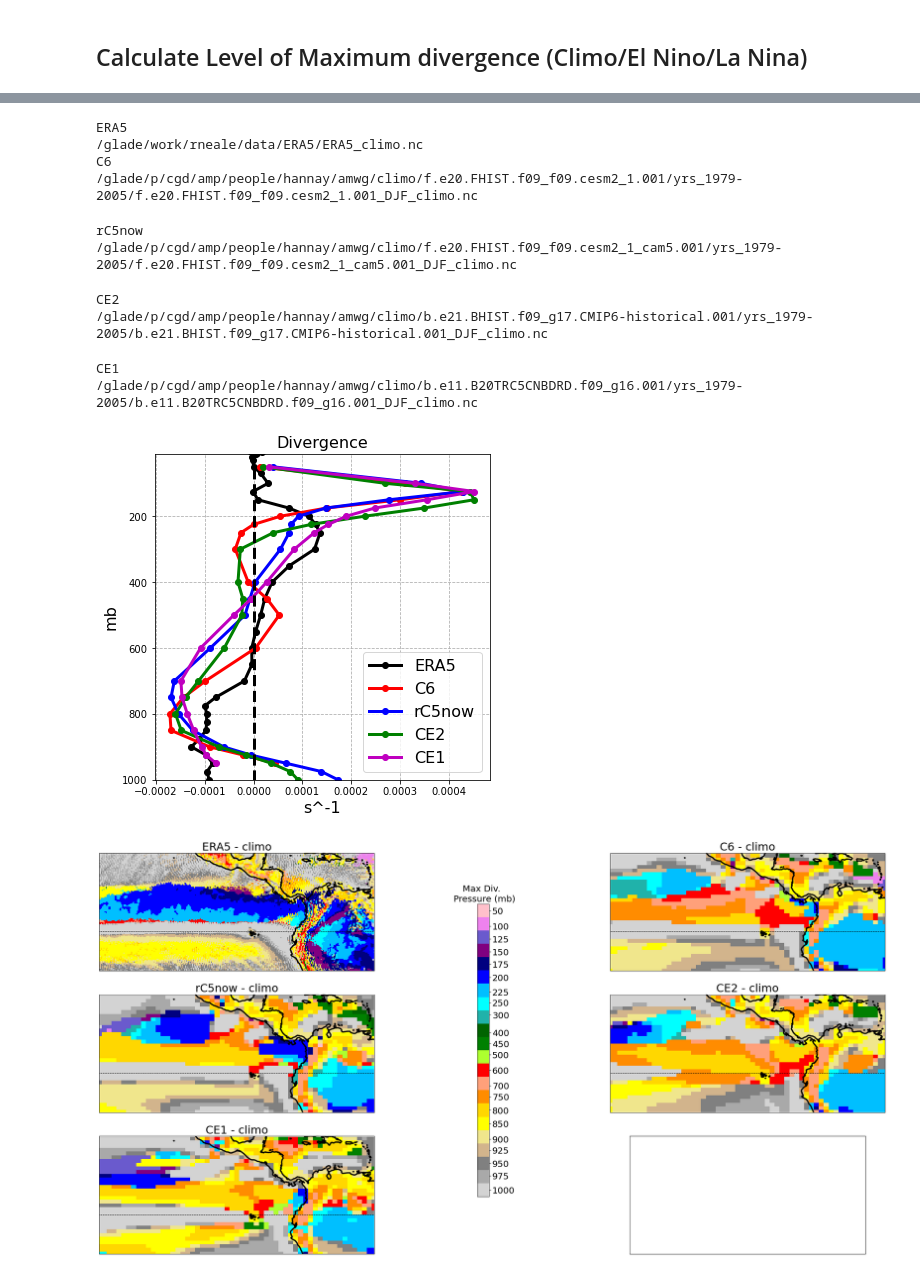
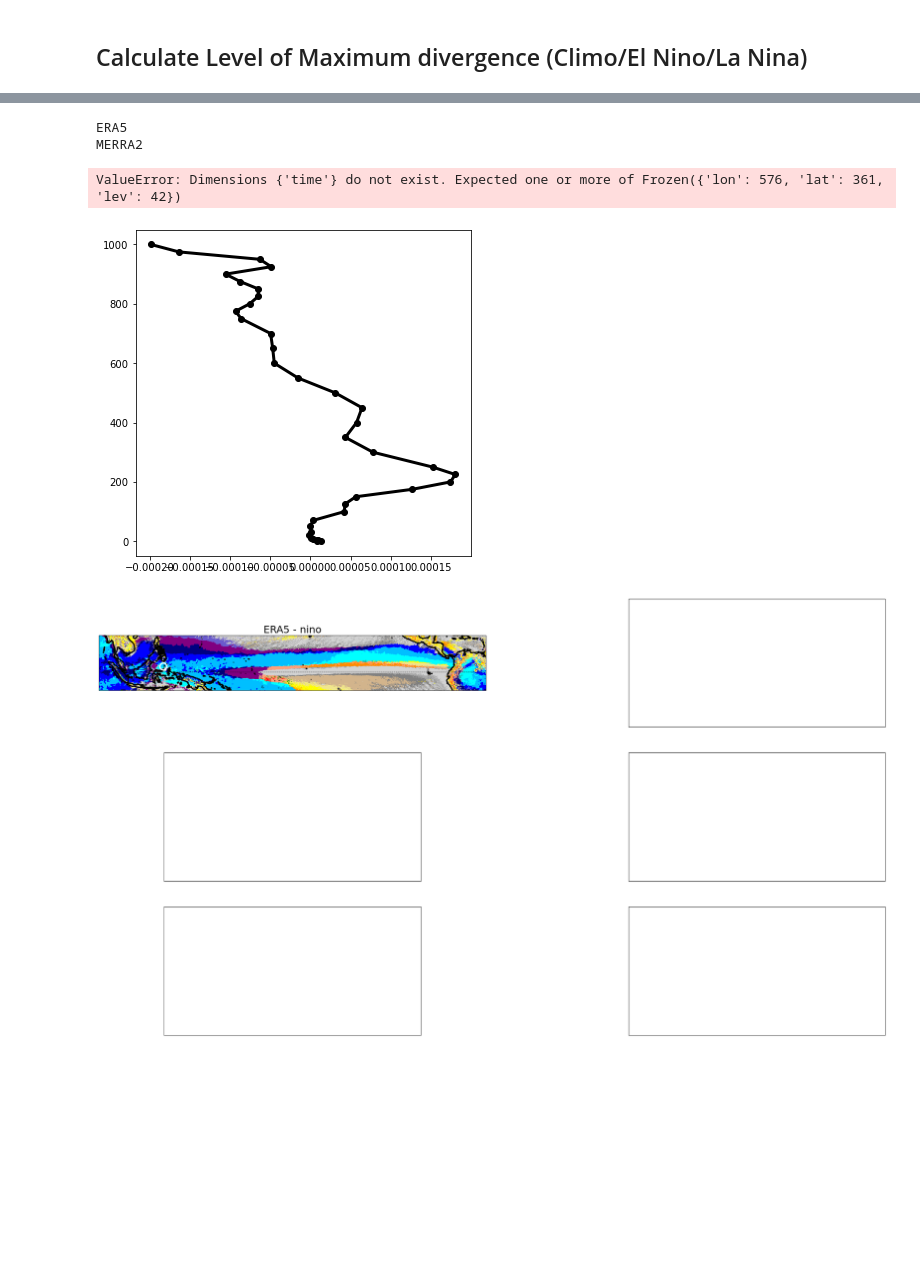
Before and after one commit to swrneale/python-scripts, a Jupyter notebook: vert_proc/vproc_div_level.ipynb, the cells around one changed output, grey strips where cells are left out. Drawn from its saved outputs; the diff is of its cells as text; code cells hidden in the pictures; blank space fills up the shorter version.

Commit message:
Periodic push

```diff
--- a/vert_proc/vproc_div_level.ipynb
+++ b/vert_proc/vproc_div_level.ipynb
@@ -90,7 +73,7 @@ def climo_nino_data_read(case_in,seas_in,ave_period,lats,latn):
 
 
 
-    seas_in_sampling = [3,4,5]
+    seas_in_sampling = [1,2,12]
 
     if case_in in reanals:
 
@@ -116,17 +99,20 @@ def climo_nino_data_read(case_in,seas_in,ave_period,lats,latn):
         file_in =dir_in+sim_name+'/yrs_1979-2005/'+sim_name+'_'+seas_in+'_climo.nc'
 
 
-    print(file_in)
+#    print(file_in)
 
     ds_in = xr.open_dataset(file_in,engine='netcdf4',decode_times = False,decode_cf = True)
     ds_in = ds_in.squeeze()
 
-    ds_in = ds_in.sel(lat=slice(lats,latn))
+#    ds_in = ds_in.sel(lat=slice(lats,latn))
+#    ds_in = ds_in.sel_points(time=seas_in_sampling)
 
-
+#    print(ds_in.isel(time=slice(seas_in_sampling[0],seas_in_sampling[-1])))
     if case_in in reanals:
         ds_in = ds_in.isel(time=slice(seas_in_sampling[0],seas_in_sampling[-1])).mean(dim='time')
 
+
+
     return ds_in,is_reanal
 # %%
 '''
@@ -134,14 +120,14 @@ def climo_nino_data_read(case_in,seas_in,ave_period,lats,latn):
 '''
 
 
-#cases = ['ERA5','MERRA2','C6','rC5now','CE2','CE1']
-cases = ['ERA5','C6','rC5now','CE2','CE1']
+cases = ['ERA5','MERRA2','C6','rC5now','CE2','CE1']
+#cases = ['ERA5','C6','rC5now','CE2','CE1']
 
-ave_period = 'climo'
-season = 'MAM'
+ave_period = 'nino'
+season = 'DJF'
 var_plot = 'max_div_level'
 lats = -10. ; latn = 20.
-lonw = 230. ; lone = 300.
+lonw = 90. ; lone = 300.
 
 vprof_lon = 125. ; vprof_lat = 3.
 plevel = '500'
@@ -304,41 +290,34 @@ for i,model in enumerate(cases):
 
 
 
 axl.grid(linestyle='--')
 axl.set_ylim([1000,10])
 
 axl.set_title('Divergence',fontsize=16)
 axl.set_ylabel('mb',fontsize=16)
 axl.set_xlabel('s^-1',fontsize=16)
 axl.vlines(0.,1005,10, linestyle="--",lw=3, color='black')
 axl.legend(cases,fontsize=16)
 
 
 fig.subplots_adjust(bottom=0.25)
 
 clevst = [25.+ cc for cc in clevsr]
 
 cbar_ax = fig.add_axes([0.5, 0.34, 0.01, 0.46])
 
 cbar_ax.set_title('Max Div. \n Pressure (mb)',fontsize=20)
 plt.figure(1)
 fig.colorbar(im, cax=cbar_ax, orientation="vertical",ticks=clevsr)
 cbar_ax.set_yticklabels(clevsr,fontsize=20)
 cbar_ax.invert_yaxis()
 
 fig.savefig(case+'_'+ave_period+'_'+season+'.png',dpi=120)
 
 plt.show()
 # %% [output]
 ERA5
-/glade/work/rneale/data/ERA5/ERA5_climo.nc
-C6
-/glade/p/cgd/amp/people/hannay/amwg/climo/f.e20.FHIST.f09_f09.cesm2_1.001/yrs_1979-2005/f.e20.FHIST.f09_f09.cesm2_1.001_DJF_climo.nc
+MERRA2
-rC5now
-/glade/p/cgd/amp/people/hannay/amwg/climo/f.e20.FHIST.f09_f09.cesm2_1_cam5.001/yrs_1979-2005/f.e20.FHIST.f09_f09.cesm2_1_cam5.001_DJF_climo.nc
+ValueError: Dimensions {'time'} do not exist. Expected one or more of Frozen({'lon': 576, 'lat': 361, 'lev': 42})
-CE2
-/glade/p/cgd/amp/people/hannay/amwg/climo/b.e21.BHIST.f09_g17.CMIP6-historical.001/yrs_1979-2005/b.e21.BHIST.f09_g17.CMIP6-historical.001_DJF_climo.nc
-CE1
-/glade/p/cgd/amp/people/hannay/amwg/climo/b.e11.B20TRC5CNBDRD.f09_g16.001/yrs_1979-2005/b.e11.B20TRC5CNBDRD.f09_g16.001_DJF_climo.nc
-[figure, old version]
+[figure, new version]
-[figure, old version]
+[figure, new version]
```
Also changed, not shown: parts of 1 cell of this notebook, 21 other files.
